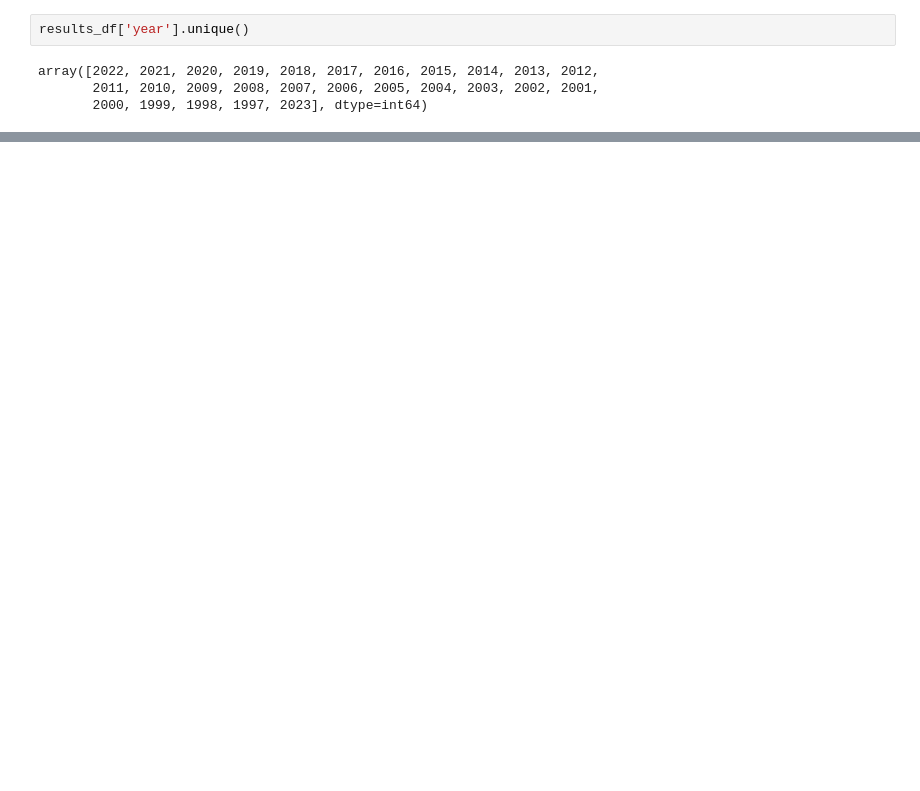
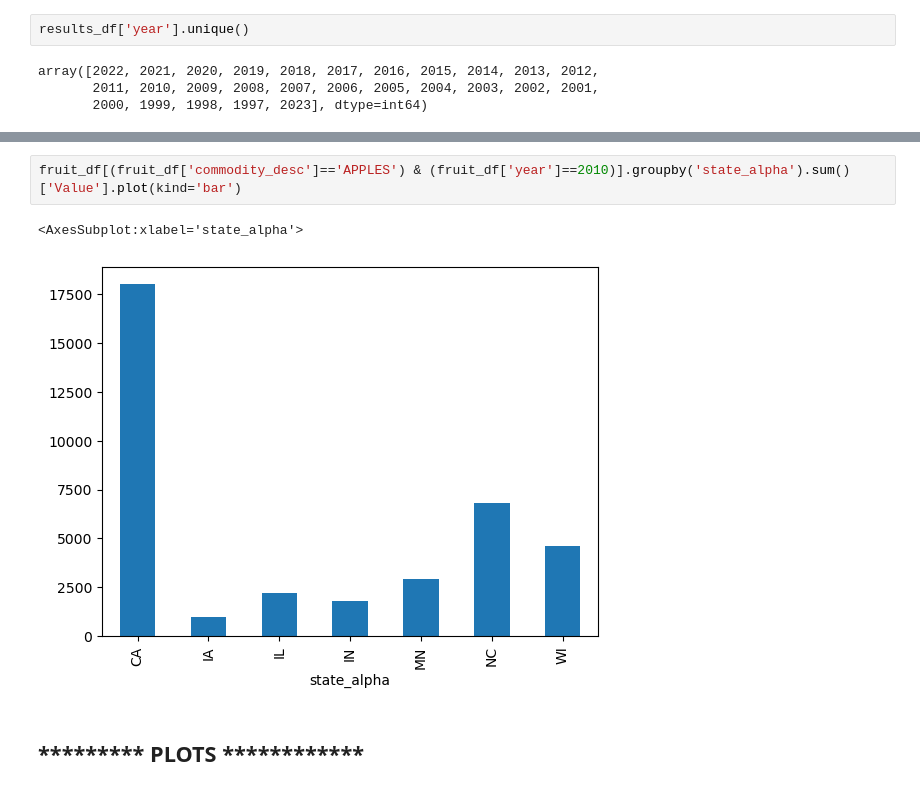
Before and after one commit to DunieCarrasco/Project-3, a Jupyter notebook: usdaPy.ipynb, the cells around one changed output, grey strips where cells are left out. Saved outputs shown, nothing was run; the diff lists cells and outputs as text; blank space fills up the shorter version.

```diff
--- a/usdaPy.ipynb
+++ b/usdaPy.ipynb
@@ -259,0 +405,7 @@ array([2022, 2021, 2020, 2019, 2018, 2017, 2016, 2015, 2014, 2013, 2012,
+# %%
+fruit_df[(fruit_df['commodity_desc']=='APPLES') & (fruit_df['year']==2010)].groupby('state_alpha').sum()['Value'].plot(kind='bar')
+# %% [output]
+<AxesSubplot:xlabel='state_alpha'>
+[figure, added]
+# %% [markdown]
+<h2>*********  PLOTS ************</h2>
```
Also changed, not shown: parts of 28 cells of this notebook.
